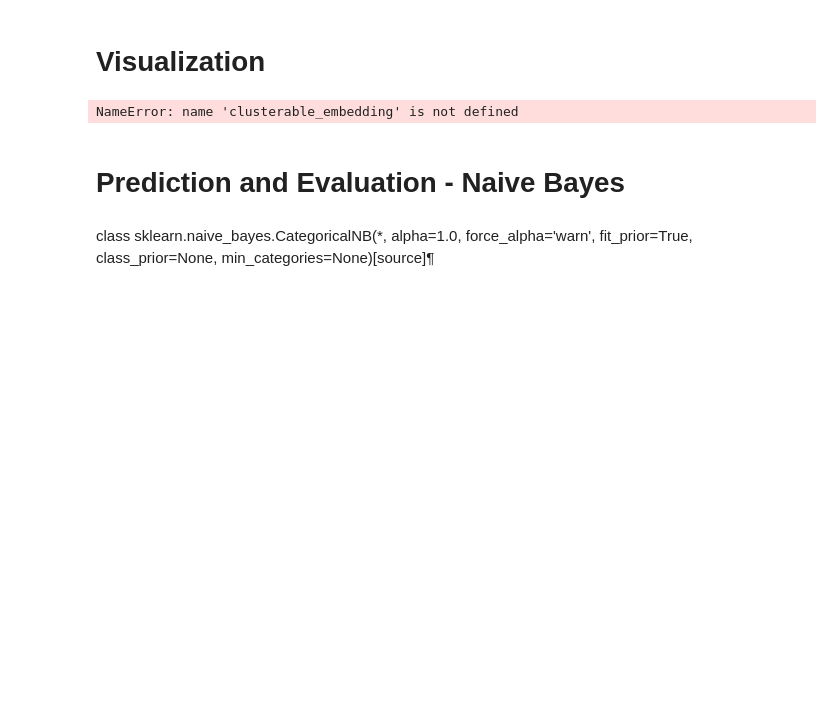
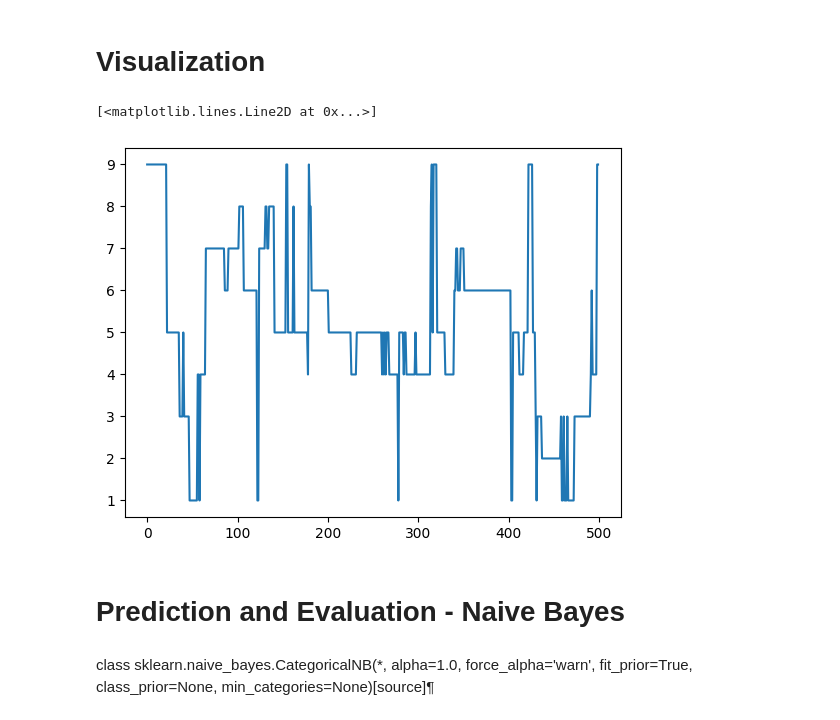
Before and after one commit to joyyuan89/FinAI, a Jupyter notebook: case_study/market_regime/Market_regime_v1 copy.ipynb, the cells around one changed output. Cells and saved outputs as stored; diff of their text form; code cells hidden in the pictures; blank space fills up the shorter version.

```diff
--- a/case_study/market_regime/Market_regime_v1 copy.ipynb
+++ b/case_study/market_regime/Market_regime_v1 copy.ipynb
@@ -281,12 +236,14 @@ df_relabeled.groupby("relabel")["US_equity_MA65"].describe()
 # %%
 from visualizer import KMeansVisualizer
 visualizer = KMeansVisualizer(clusterable_embedding, labels = np.array(df_relabeled['relabel']))
-visualizer.plot_2d()
+fig = visualizer.plot_2d()
+fig.show()
-# %% [output]
-NameError: name 'clusterable_embedding' is not defined
 # %%
 # plot the time series of "relabel" of df_labled
-plt.plot(df_labeled[['relabel']].tail(500).reset_index(drop=True))
+plt.plot(df_relabeled[['relabel']].tail(500).reset_index(drop=True))
+# %% [output]
+[<matplotlib.lines.Line2D at 0x...>]
+[figure, added]
 # %% [markdown]
 # Prediction and Evaluation - Naive Bayes
 # %% [markdown]
```
Also changed, not shown: parts of 18 cells of this notebook, 4 other files.
